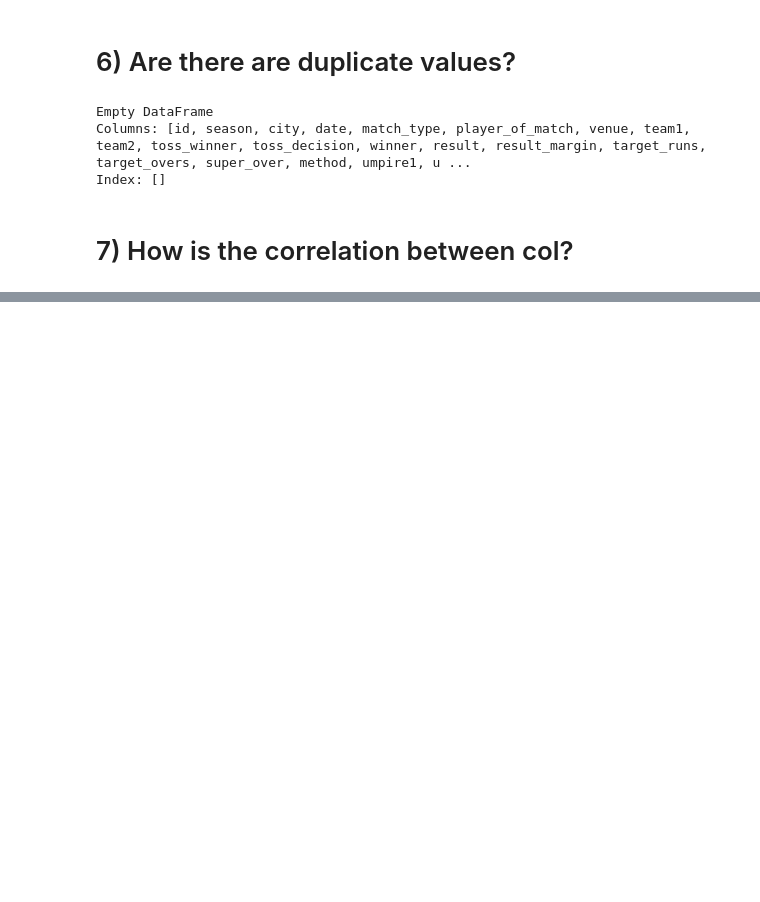
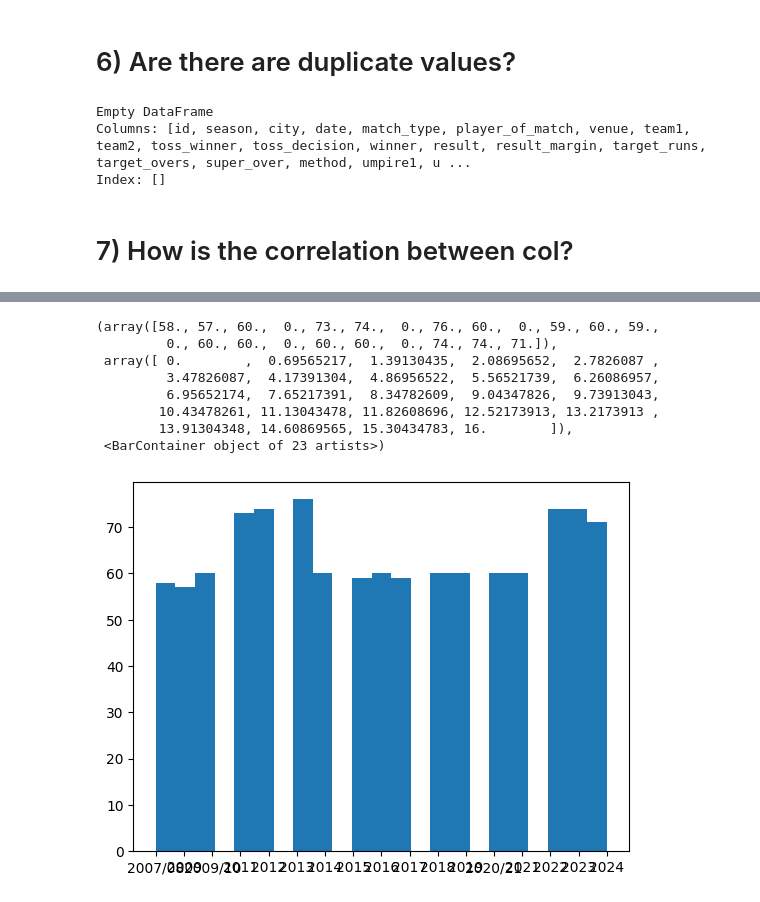
Before and after one commit to ABaditya07/Basic_operations_datasets, a Jupyter notebook: Steps.ipynb, the cells around one changed output, grey strips where cells are left out. Drawn from its saved outputs; the diff is of its cells as text; code cells hidden in the pictures; blank space fills up the shorter version.

```diff
--- a/Steps.ipynb
+++ b/Steps.ipynb
@@ -130,0 +163,12 @@ df.corr()
+# %%
+plt.hist(df['season'],bins=23)
+# %% [output]
+(array([58., 57., 60.,  0., 73., 74.,  0., 76., 60.,  0., 59., 60., 59.,
+         0., 60., 60.,  0., 60., 60.,  0., 74., 74., 71.]),
+ array([ 0.        ,  0.69565217,  1.39130435,  2.08695652,  2.7826087 ,
+         3.47826087,  4.17391304,  4.86956522,  5.56521739,  6.26086957,
+         6.95652174,  7.65217391,  8.34782609,  9.04347826,  9.73913043,
+        10.43478261, 11.13043478, 11.82608696, 12.52173913, 13.2173913 ,
+        13.91304348, 14.60869565, 15.30434783, 16.        ]),
+ <BarContainer object of 23 artists>)
+[figure, added]
```
Also changed, not shown: parts of 16 cells of this notebook.
